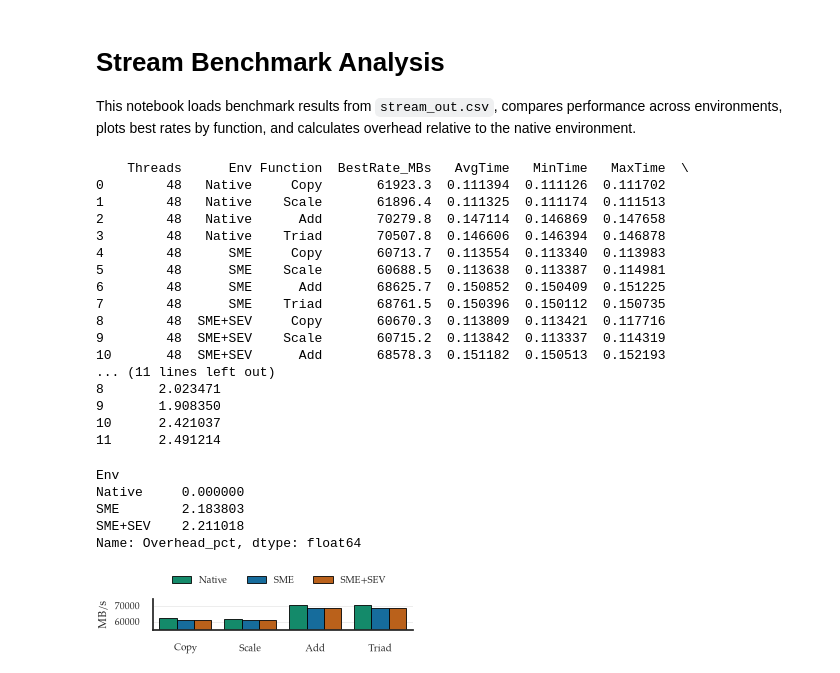
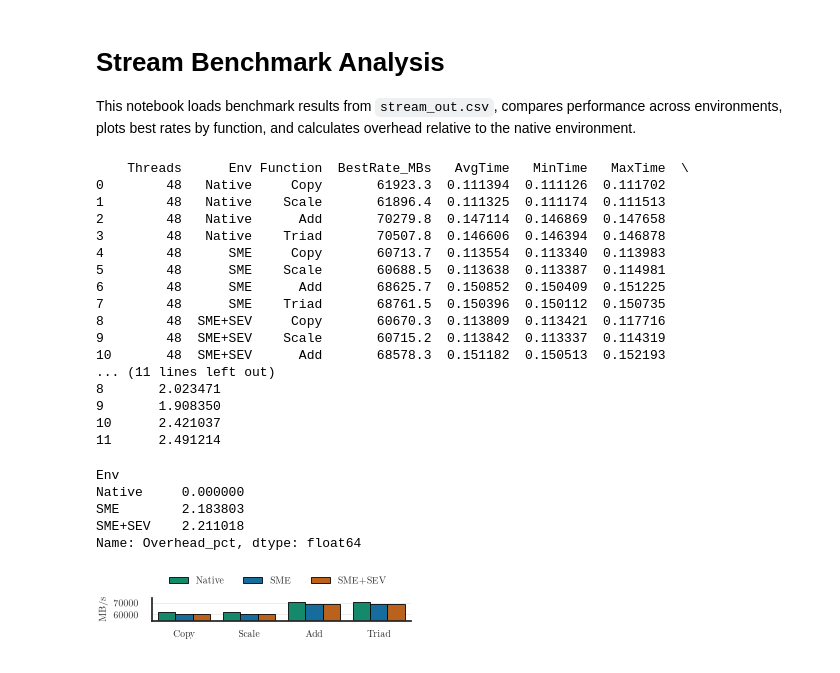
Before and after one commit to engelsm/AMD-CC-Perf, a Jupyter notebook: benchmark/stream/stream_analysis.ipynb, the cells around one changed output. Drawn from its saved outputs; the diff is of its cells as text; code cells hidden in the pictures.

```diff
--- a/benchmark/stream/stream_analysis.ipynb
+++ b/benchmark/stream/stream_analysis.ipynb
@@ -18,44 +18,44 @@ os.makedirs("images", exist_ok=True)
 
 df = pd.read_csv("../../outputs/stream/results.csv")
 
-fig, ax = plt.subplots(figsize=(cs.COLW, 0.4))
+fig, ax = plt.subplots(figsize=(cs.COLW, 0.3))
 sns.barplot(
     data=df, x="Function", y="BestRate_MBs", hue="Env",
     hue_order=cs.MODE_ORDER, palette=cs.MODE_PALETTE,
     edgecolor="black", linewidth=0.6, ax=ax,
 )
 ax.set_ylim(df["BestRate_MBs"].min() * 0.9)
-ax.set_ylabel("MB/s")
+ax.set_ylabel("MB/s", fontsize=7)
 ax.set_xlabel("")
 ax.tick_params(axis="x", pad=0)
 cs.top_legend(fig, ax, ncol=3)
 fig.savefig("images/stream_plot.pdf")
 
 df_native = df[df["Env"] == "Native"].set_index("Function")
 df["Overhead_pct"] = df.apply(lambda row: (1 - row["BestRate_MBs"] / df_native.loc[row["Function"], "BestRate_MBs"]) * 100, axis=1)
 print(df)
 df.groupby("Env")["Overhead_pct"].mean()
 # %% [output]
     Threads      Env Function  BestRate_MBs   AvgTime   MinTime   MaxTime  \
 0        48   Native     Copy       61923.3  0.111394  0.111126  0.111702
 1        48   Native    Scale       61896.4  0.111325  0.111174  0.111513
 2        48   Native      Add       70279.8  0.147114  0.146869  0.147658
 3        48   Native    Triad       70507.8  0.146606  0.146394  0.146878
 4        48      SME     Copy       60713.7  0.113554  0.113340  0.113983
 5        48      SME    Scale       60688.5  0.113638  0.113387  0.114981
 6        48      SME      Add       68625.7  0.150852  0.150409  0.151225
 7        48      SME    Triad       68761.5  0.150396  0.150112  0.150735
 8        48  SME+SEV     Copy       60670.3  0.113809  0.113421  0.117716
 9        48  SME+SEV    Scale       60715.2  0.113842  0.113337  0.114319
 10       48  SME+SEV      Add       68578.3  0.151182  0.150513  0.152193
 ... (11 lines left out)
 8       2.023471
 9       1.908350
 10      2.421037
 11      2.491214
 Env
 Native     0.000000
 SME        2.183803
 SME+SEV    2.211018
 Name: Overhead_pct, dtype: float64
-[figure, old version]
+[figure, new version]
```
Also changed, not shown: 3 other files.
